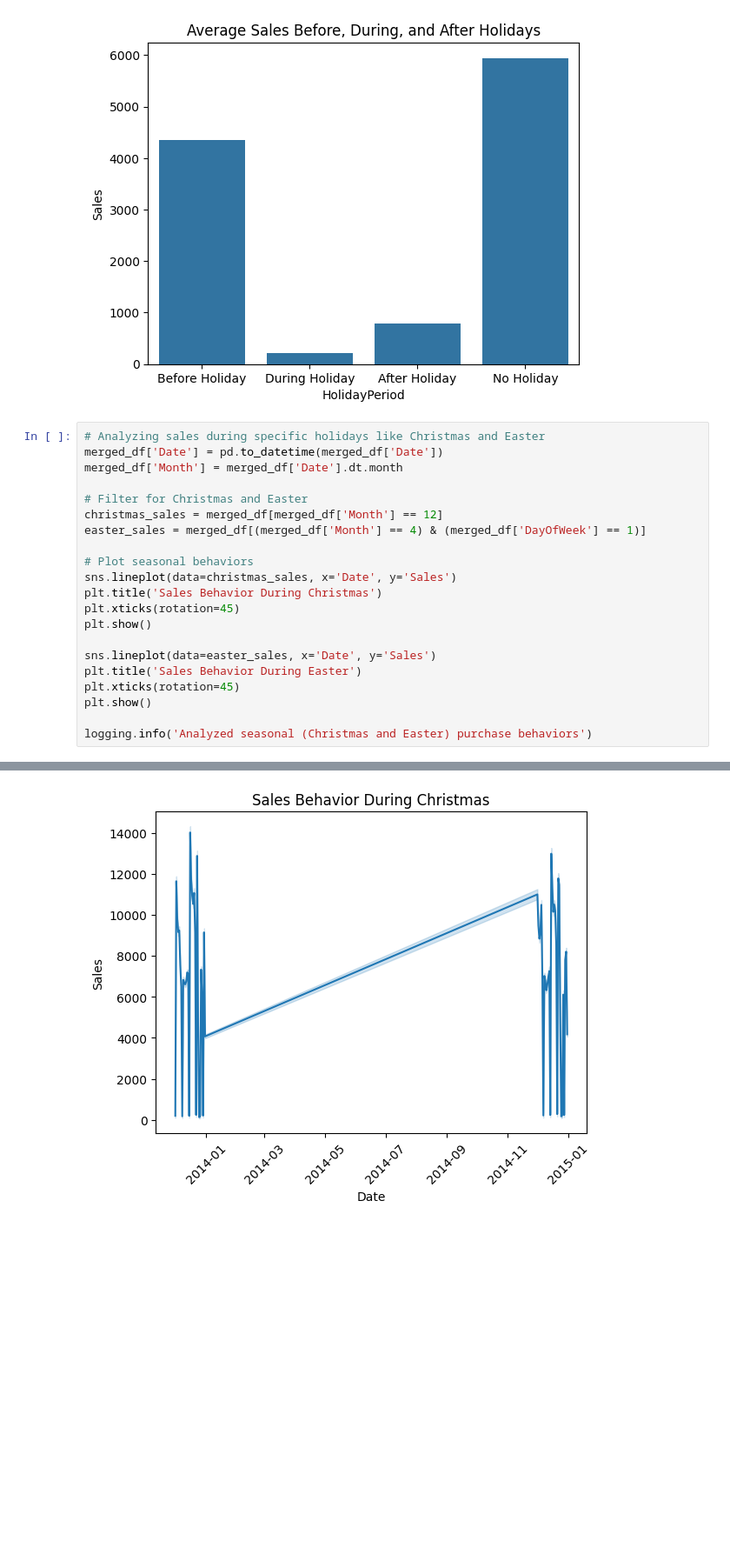
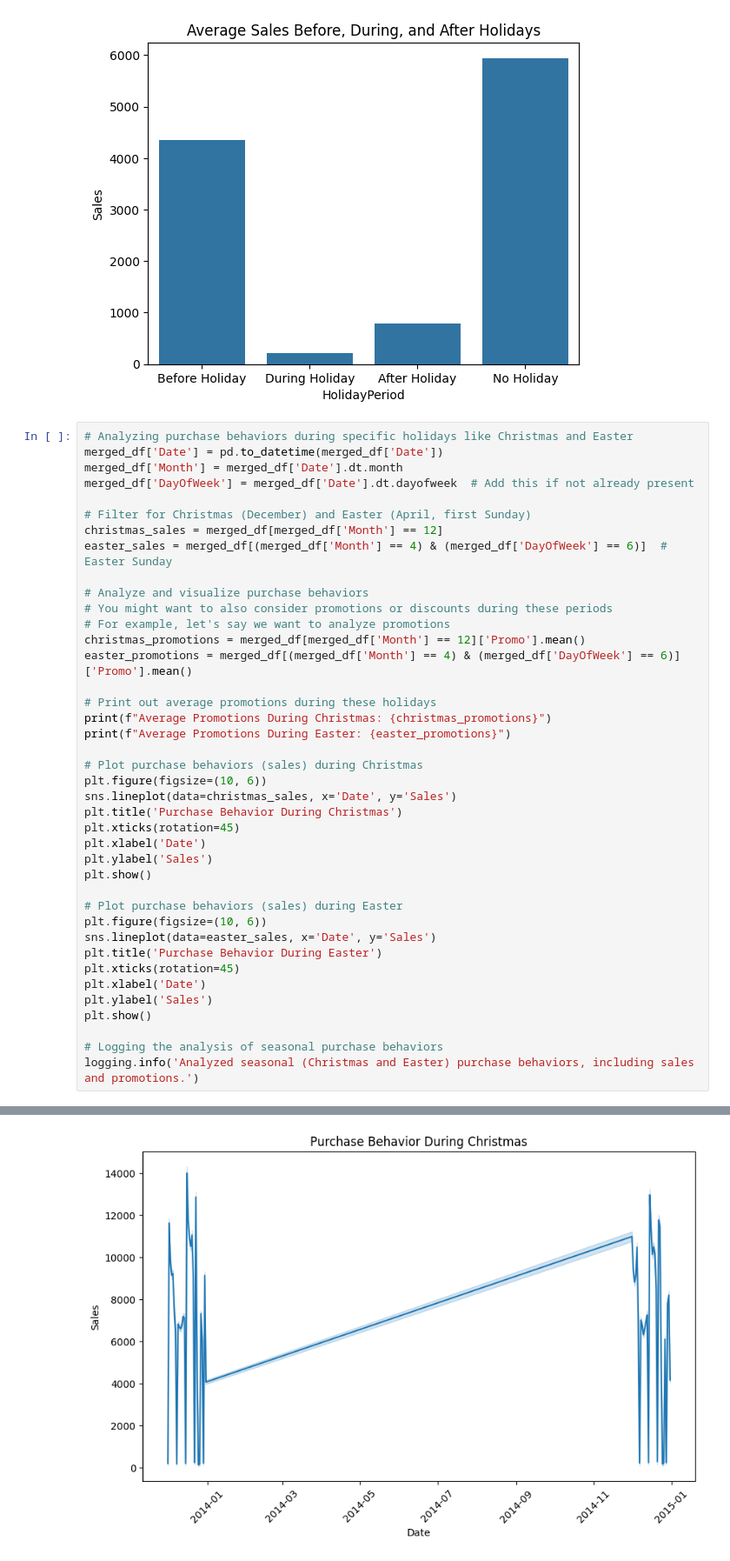
Before and after one commit to mareye132/Rossmann_Pharmaceuticals, a Jupyter notebook: notebooks/Rossman_Exploration.ipynb, the cells around one changed output, grey strips where cells are left out. Shown at 87% size. Cells and saved outputs as stored; diff of their text form; blank space fills up the shorter version.

```diff
--- a/notebooks/Rossman_Exploration.ipynb
+++ b/notebooks/Rossman_Exploration.ipynb
@@ -119,24 +119,43 @@ logging.info('Analyzed sales behavior before, during, and after holidays')
 3      No Holiday  5943.370339
 [figure]
 # %%
-# Analyzing sales during specific holidays like Christmas and Easter
+# Analyzing purchase behaviors during specific holidays like Christmas and Easter
 merged_df['Date'] = pd.to_datetime(merged_df['Date'])
 merged_df['Month'] = merged_df['Date'].dt.month
+merged_df['DayOfWeek'] = merged_df['Date'].dt.dayofweek  # Add this if not already present
 
-# Filter for Christmas and Easter
+# Filter for Christmas (December) and Easter (April, first Sunday)
 christmas_sales = merged_df[merged_df['Month'] == 12]
-easter_sales = merged_df[(merged_df['Month'] == 4) & (merged_df['DayOfWeek'] == 1)]
+easter_sales = merged_df[(merged_df['Month'] == 4) & (merged_df['DayOfWeek'] == 6)]  # Easter Sunday
 
-# Plot seasonal behaviors
+# Analyze and visualize purchase behaviors
+# You might want to also consider promotions or discounts during these periods
+# For example, let's say we want to analyze promotions
+christmas_promotions = merged_df[merged_df['Month'] == 12]['Promo'].mean()
+easter_promotions = merged_df[(merged_df['Month'] == 4) & (merged_df['DayOfWeek'] == 6)]['Promo'].mean()
+
+# Print out average promotions during these holidays
+print(f"Average Promotions During Christmas: {christmas_promotions}")
+print(f"Average Promotions During Easter: {easter_promotions}")
+
+# Plot purchase behaviors (sales) during Christmas
+plt.figure(figsize=(10, 6))
 sns.lineplot(data=christmas_sales, x='Date', y='Sales')
-plt.title('Sales Behavior During Christmas')
+plt.title('Purchase Behavior During Christmas')
 plt.xticks(rotation=45)
+plt.xlabel('Date')
+plt.ylabel('Sales')
 plt.show()
 
+# Plot purchase behaviors (sales) during Easter
+plt.figure(figsize=(10, 6))
 sns.lineplot(data=easter_sales, x='Date', y='Sales')
-plt.title('Sales Behavior During Easter')
+plt.title('Purchase Behavior During Easter')
 plt.xticks(rotation=45)
+plt.xlabel('Date')
+plt.ylabel('Sales')
 plt.show()
 
-logging.info('Analyzed seasonal (Christmas and Easter) purchase behaviors')
+# Logging the analysis of seasonal purchase behaviors
+logging.info('Analyzed seasonal (Christmas and Easter) purchase behaviors, including sales and promotions.')
 # %% [output]
@@ -143 +164 @@ logging.info('Analyzed seasonal (Christmas and Easter) purchase behaviors')
-[figure, old version]
+[figure, new version]
```
Also changed, not shown: parts of 1 cell of this notebook, 1 other file.
